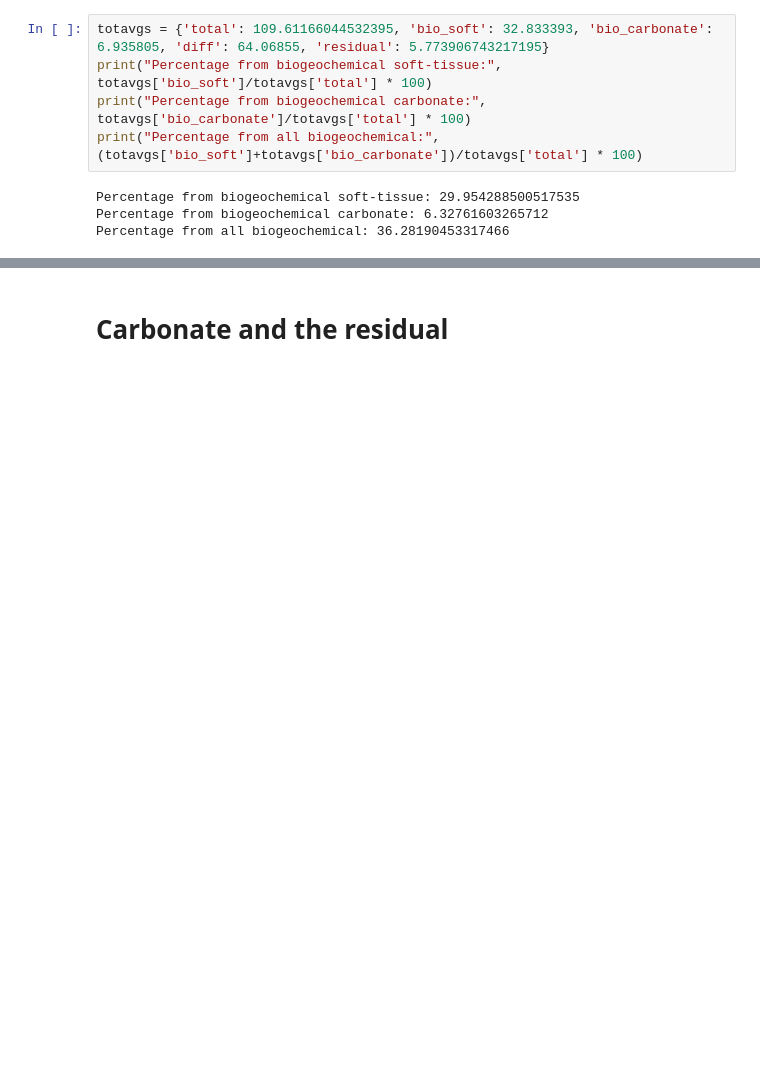
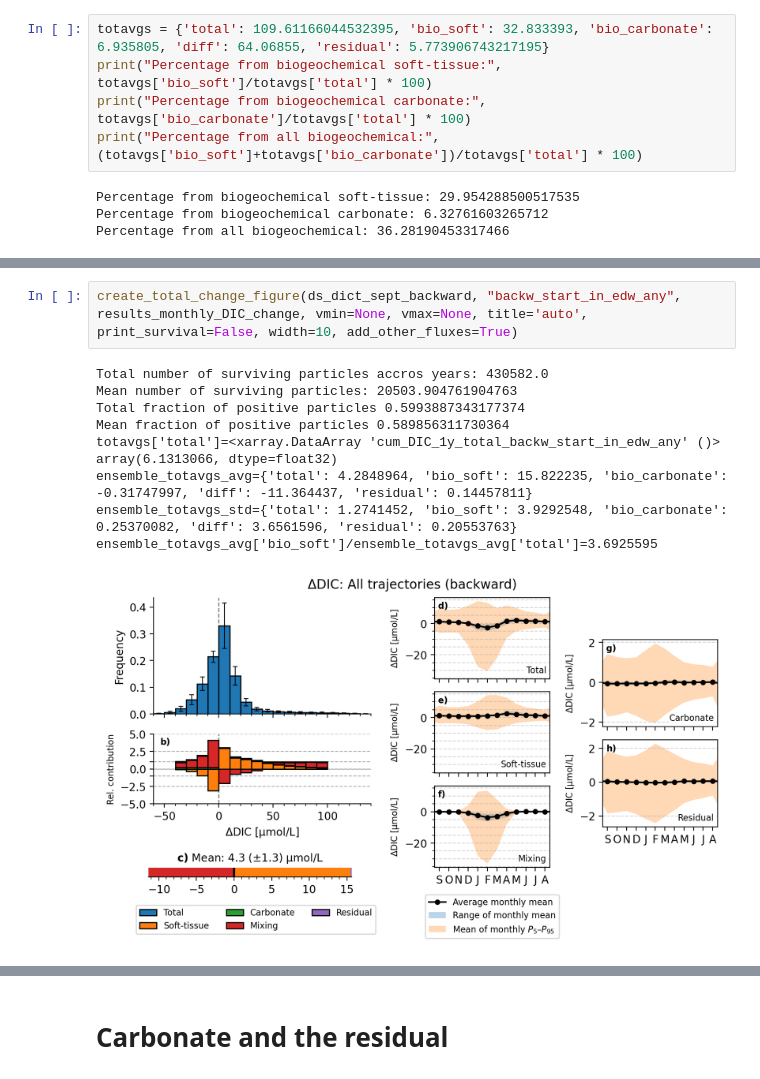
Before and after one commit to OceanParcels/NASTMW_DIC, a Jupyter notebook: analysis/total_change_production.ipynb, the cells around one changed output, grey strips where cells are left out. Drawn from its saved outputs; the diff is of its cells as text; blank space fills up the shorter version.

```diff
--- a/analysis/total_change_production.ipynb
+++ b/analysis/total_change_production.ipynb
@@ -759,0 +872,13 @@ ensemble_totavgs_avg['bio_soft']/ensemble_totavgs_avg['total']=0.833968059518952
+# %%
+create_total_change_figure(ds_dict_sept_backward, "backw_start_in_edw_any", results_monthly_DIC_change, vmin=None, vmax=None, title='auto', print_survival=False, width=10, add_other_fluxes=True)
+# %% [output]
+Total number of surviving particles accros years: 430582.0
+Mean number of surviving particles: 20503.904761904763
+Total fraction of positive particles 0.5993887343177374
+Mean fraction of positive particles 0.589856311730364
+totavgs['total']=<xarray.DataArray 'cum_DIC_1y_total_backw_start_in_edw_any' ()>
+array(6.1313066, dtype=float32)
+ensemble_totavgs_avg={'total': 4.2848964, 'bio_soft': 15.822235, 'bio_carbonate': -0.31747997, 'diff': -11.364437, 'residual': 0.14457811}
+ensemble_totavgs_std={'total': 1.2741452, 'bio_soft': 3.9292548, 'bio_carbonate': 0.25370082, 'diff': 3.6561596, 'residual': 0.20553763}
+ensemble_totavgs_avg['bio_soft']/ensemble_totavgs_avg['total']=3.6925595
+[figure, added]
```
Also changed, not shown: parts of 18 cells of this notebook, 5 other files.
